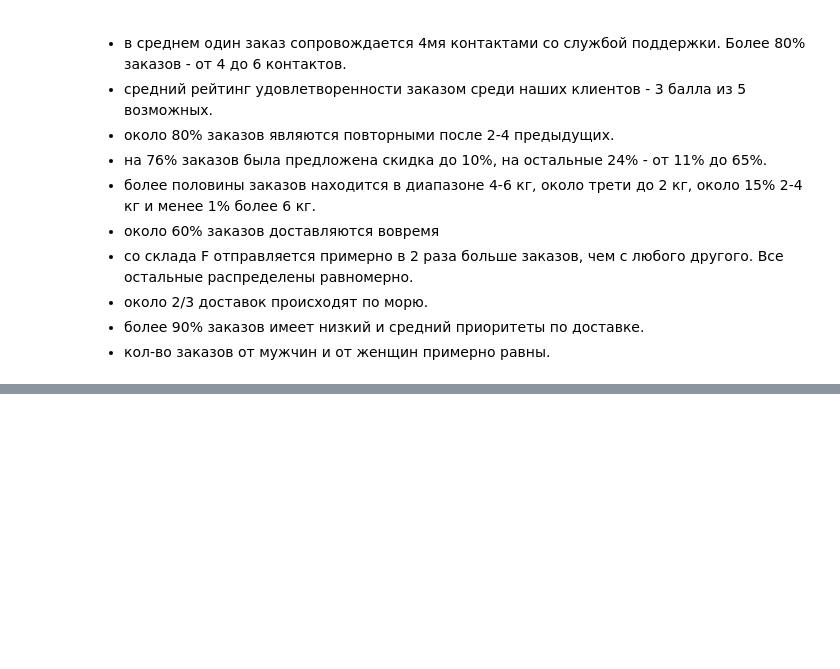
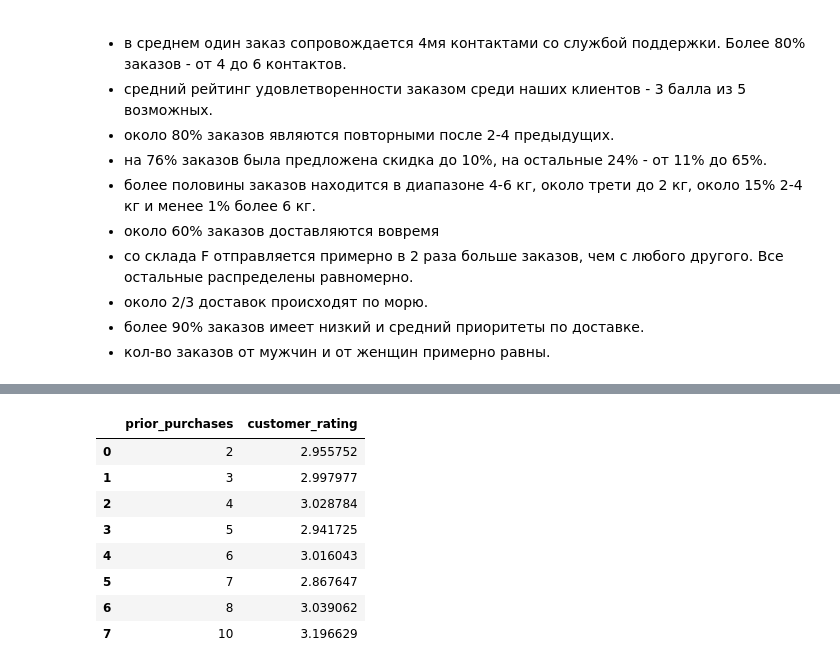
Before and after one commit to DmitriyRys/e_commerce_delivery, a Jupyter notebook: shipping_ecommerce_analysis.ipynb, the cells around one changed output, grey strips where cells are left out. Saved outputs shown, nothing was run; the diff lists cells and outputs as text; code cells hidden in the pictures; blank space fills up the shorter version.

```diff
--- a/shipping_ecommerce_analysis.ipynb
+++ b/shipping_ecommerce_analysis.ipynb
@@ -390,0 +437,12 @@ perc_table(df.gender)
+# %%
+purchases_rating
+# %% [output]
+|  | prior_purchases | customer_rating |
+| 0 | 2 | 2.955752 |
+| 1 | 3 | 2.997977 |
+| 2 | 4 | 3.028784 |
+| 3 | 5 | 2.941725 |
+| 4 | 6 | 3.016043 |
+| 5 | 7 | 2.867647 |
+| 6 | 8 | 3.039062 |
+| 7 | 10 | 3.196629 |
```
Also changed, not shown: parts of 14 cells of this notebook.
